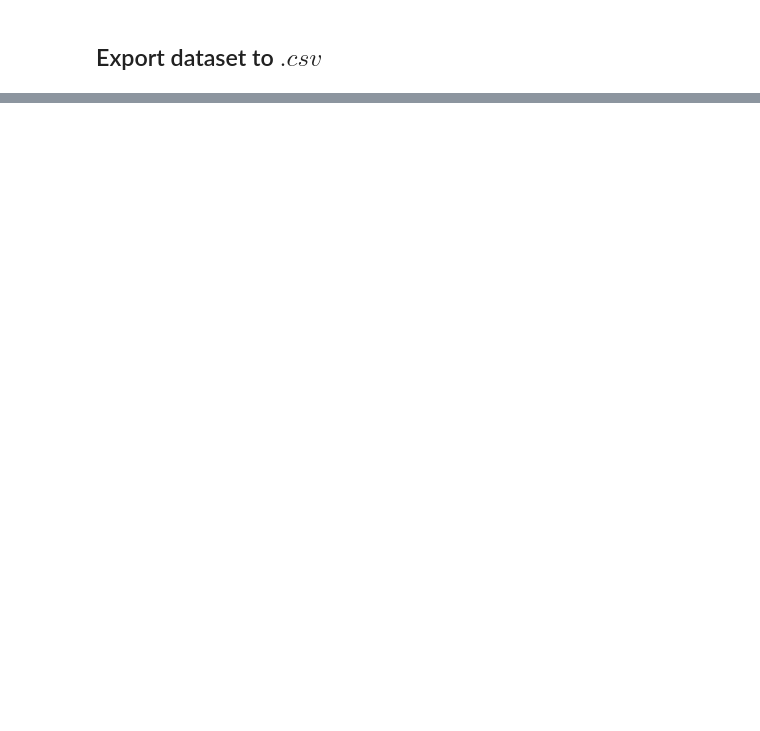
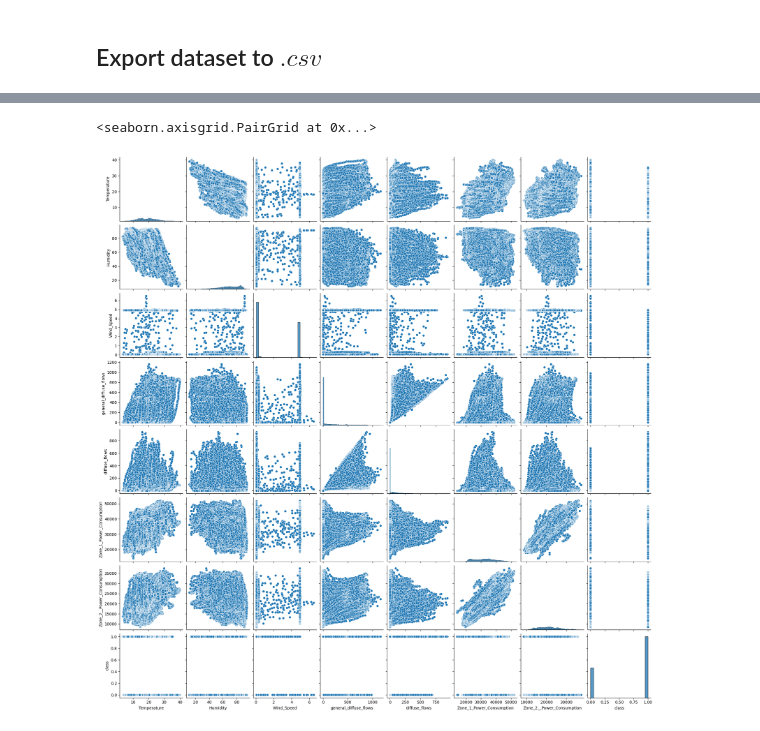
Before and after one commit to wojtas000/Advanced_Machine_Learning, a Jupyter notebook: datasets.ipynb, the cells around one changed output, grey strips where cells are left out. Saved outputs shown, nothing was run; the diff lists cells and outputs as text; code cells hidden in the pictures; blank space fills up the shorter version.

```diff
--- a/datasets.ipynb
+++ b/datasets.ipynb
@@ -203,0 +198,2 @@ kidney_disease.to_csv('kidney_disease.csv', index=False)
+# %%
+data2['class'] = np.where(abs(data2['Zone_3__Power_Consumption'] - calculated_mean) < data2['Zone_3__Power_Consumption'].std(), 1, 0)
@@ -203,0 +214,6 @@ kidney_disease.to_csv('kidney_disease.csv', index=False)
+# %%
+# Basic correlogram
+sns.pairplot(data2.drop('Zone_3__Power_Consumption', axis=1))
+# %% [output]
+<seaborn.axisgrid.PairGrid at 0x...>
+[figure, added]
```
Also changed, not shown: parts of 16 cells of this notebook, 2 other files.
